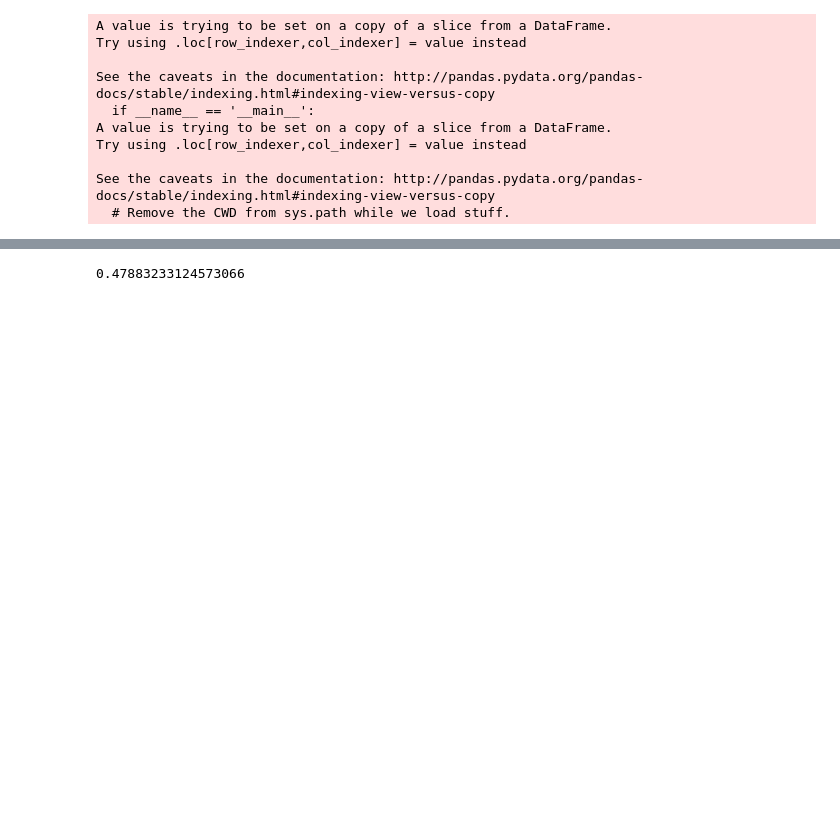
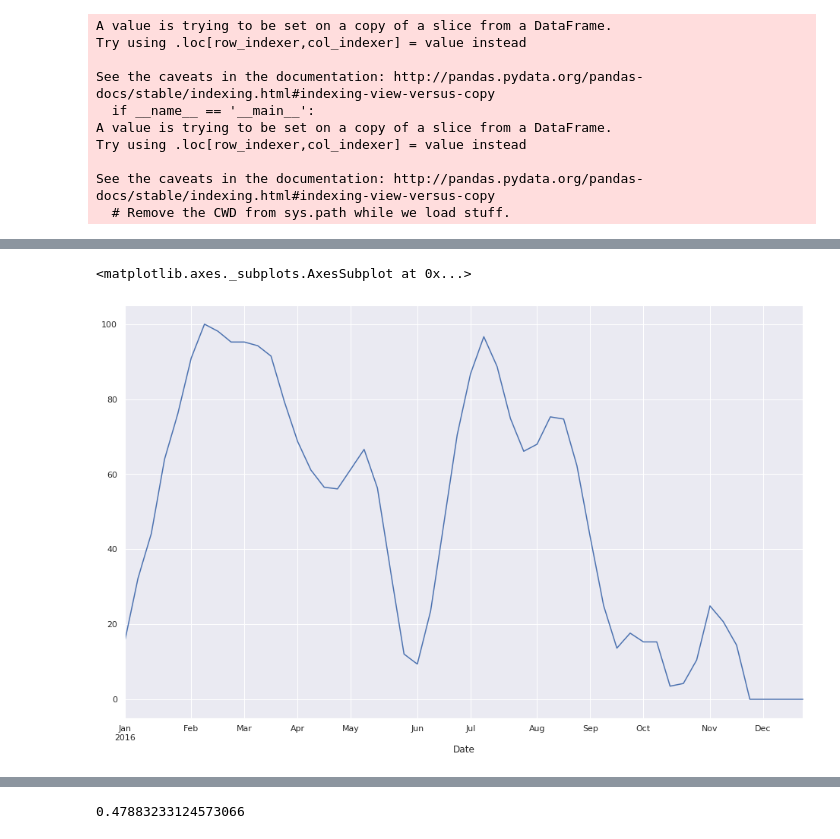
Before and after one commit to jbmoorhouse/gold_returns_predictor, a Jupyter notebook: analysis.ipynb, the cells around one changed output, grey strips where cells are left out. Saved outputs shown, nothing was run; the diff lists cells and outputs as text; code cells hidden in the pictures; blank space fills up the shorter version.

```diff
--- a/analysis.ipynb
+++ b/analysis.ipynb
@@ -514,3 +502,35 @@ Try using .loc[row_indexer,col_indexer] = value instead
 
 See the caveats in the documentation: http://pandas.pydata.org/pandas-docs/stable/indexing.html#indexing-view-versus-copy
   # Remove the CWD from sys.path while we load stuff.
+# %%
+X = xau_df_dict['wgc_gold_daily_usd'][['price']].resample('W').last()
+
+X['rsi'] = talib.RSI(X['price'].values)
+
+rsi_min = X['rsi'].rolling(14).min()
+rsi_max = X['rsi'].rolling(14).max()
+
+X['stoch_rsi_k'] = (((X['rsi'] - rsi_min) / (rsi_max - rsi_min)).rolling(3).mean() * 100)
+X['stoch_rsi_d'] = X['stoch_rsi_k'].rolling(3).mean()
+
+X['long'] = (
+    ((X['stoch_rsi_k'].shift(1) > 20) & (X['stoch_rsi_k'].shift(2) < X['stoch_rsi_k'].shift(1))) |
+    (X['stoch_rsi_k'].shift(1) > 80)
+) * 1
+
+X['short'] = (
+    ((X['stoch_rsi_k'].shift(1) < 80) & (X['stoch_rsi_k'].shift(2) > X['stoch_rsi_k']).shift(1)) |
+    (X['stoch_rsi_k'].shift(1) < 20)
+) * -1
+
+X['returns'] = X['price'].pct_change()
+
+X['strategy'] = (X['returns'] * X['long']) + (X['returns'] * X['short'])
+
+X['perf'] = (1 + X['strategy']).cumprod()
+
+print((np.sqrt(252.) * X['strategy'].mean()) / X['strategy'].std())
+
+(X['perf'][-1] ** (252/X.index.size)) - 1#
+
+X.tail()
@@ -517,3 +546,8 @@ See the caveats in the documentation: http://pandas.pydata.org/pandas-docs/stabl
+# %%
+X.loc['2016','stoch_rsi_k'].plot()
+# %% [output]
+<matplotlib.axes._subplots.AxesSubplot at 0x...>
+[figure, added]
 # %%
 X_rsi['long'] = (
     ((X_rsi['stoch_rsi_k'].shift(1) > 20)) |#& (X_rsi['stoch_rsi_k'].shift(2) < X_rsi['stoch_rsi_k'].shift(1))) |
```
Also changed, not shown: parts of 7 cells of this notebook, 1 other file.
